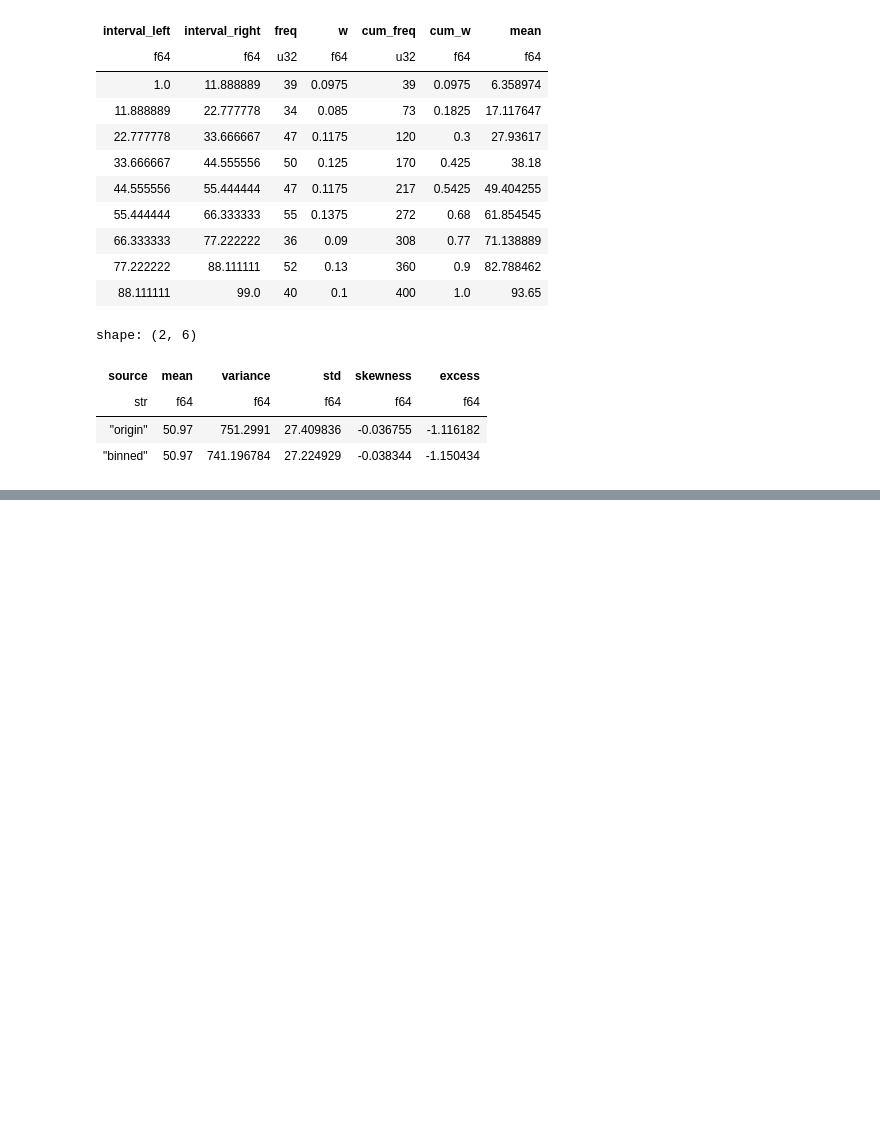
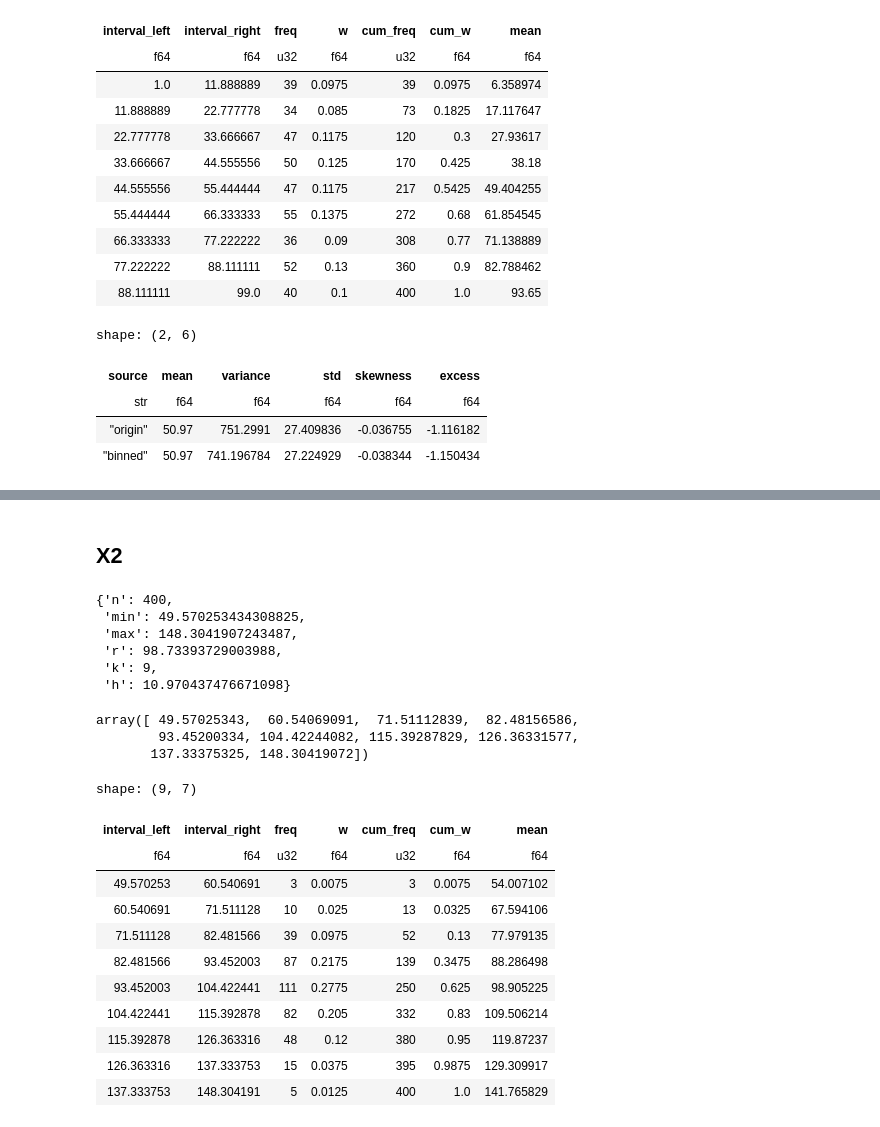
Before and after one commit to Shtskkh/MfDS, a Jupyter notebook: ind_work_2.ipynb, the cells around one changed output, grey strips where cells are left out. Cells and saved outputs as stored; diff of their text form; code cells hidden in the pictures; blank space fills up the shorter version.

```diff
--- a/ind_work_2.ipynb
+++ b/ind_work_2.ipynb
@@ -245,0 +287,37 @@ shape: (2, 6)
+# %% [markdown]
+## Х2
+# %%
+x2 = df.get_column("Х2")
+# %%
+x2_stats = get_col_stats(x2)
+x2_stats
+# %% [output]
+{'n': 400,
+ 'min': 49.570253434308825,
+ 'max': 148.3041907243487,
+ 'r': 98.73393729003988,
+ 'k': 9,
+ 'h': 10.970437476671098}
+# %%
+x2_bins = get_bins(x2_stats)
+x2_bins
+# %% [output]
+array([ 49.57025343,  60.54069091,  71.51112839,  82.48156586,
+        93.45200334, 104.42244082, 115.39287829, 126.36331577,
+       137.33375325, 148.30419072])
+# %%
+x2_intervals = get_interval_table(x2)
+x2_intervals
+# %% [output]
+shape: (9, 7)
+| interval_left | interval_right | freq | w | cum_freq | cum_w | mean |
+| f64 | f64 | u32 | f64 | u32 | f64 | f64 |
+| 49.570253 | 60.540691 | 3 | 0.0075 | 3 | 0.0075 | 54.007102 |
+| 60.540691 | 71.511128 | 10 | 0.025 | 13 | 0.0325 | 67.594106 |
+| 71.511128 | 82.481566 | 39 | 0.0975 | 52 | 0.13 | 77.979135 |
+| 82.481566 | 93.452003 | 87 | 0.2175 | 139 | 0.3475 | 88.286498 |
+| 93.452003 | 104.422441 | 111 | 0.2775 | 250 | 0.625 | 98.905225 |
+| 104.422441 | 115.392878 | 82 | 0.205 | 332 | 0.83 | 109.506214 |
+| 115.392878 | 126.363316 | 48 | 0.12 | 380 | 0.95 | 119.87237 |
+| 126.363316 | 137.333753 | 15 | 0.0375 | 395 | 0.9875 | 129.309917 |
+| 137.333753 | 148.304191 | 5 | 0.0125 | 400 | 1.0 | 141.765829 |
```
Also changed, not shown: parts of 77 cells of this notebook.
